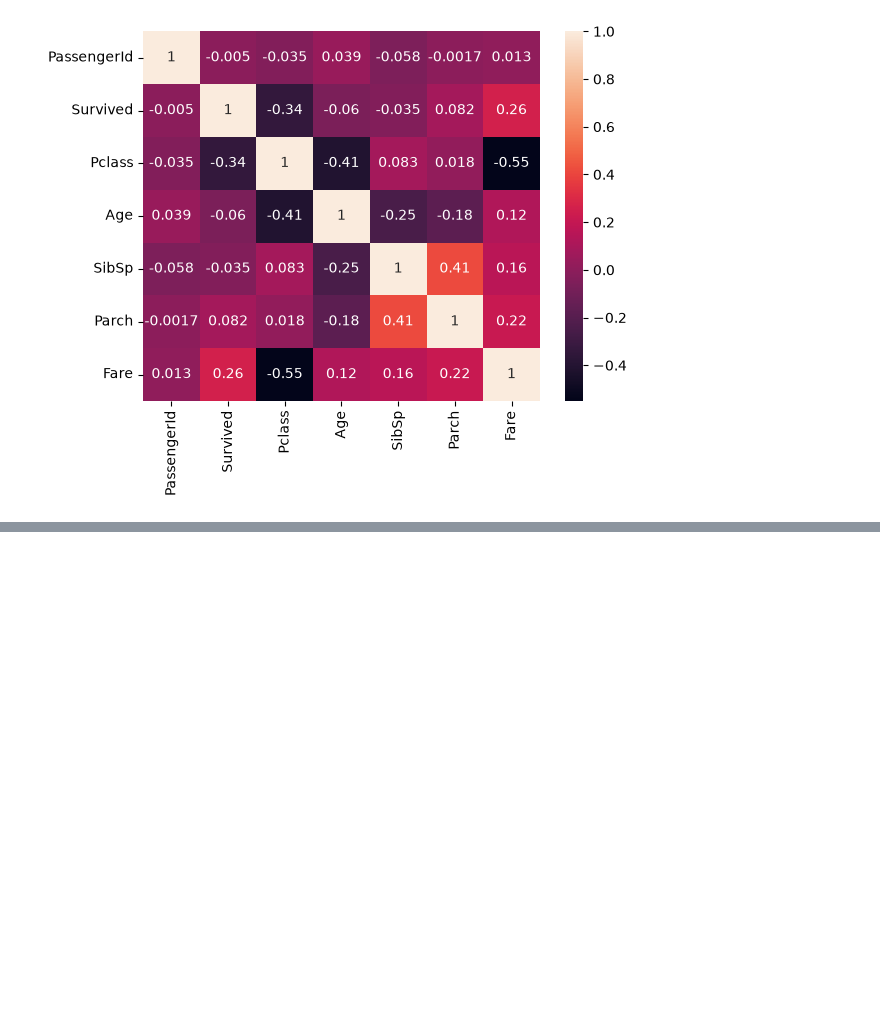
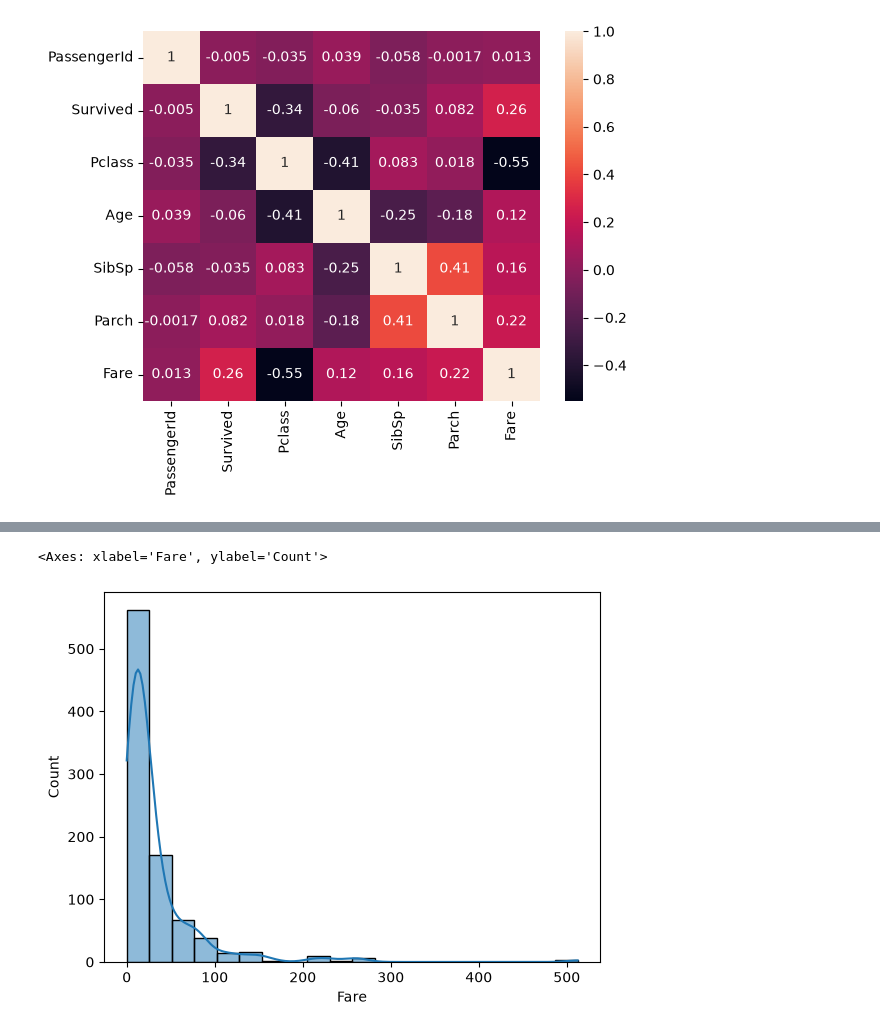
Before and after one commit to Shahzaib695/Ai-Data-Science, a Jupyter notebook: Assignment Revisions/Titanic-Data/titanic.ipynb, the cells around one changed output, grey strips where cells are left out. Saved outputs shown, nothing was run; the diff lists cells and outputs as text; code cells hidden in the pictures; blank space fills up the shorter version.

```diff
--- a/Assignment Revisions/Titanic-Data/titanic.ipynb
+++ b/Assignment Revisions/Titanic-Data/titanic.ipynb
@@ -254,0 +319,2 @@ plt.tight_layout()
+# %%
+df.drop(columns='Cabin',inplace=True)
@@ -254,0 +357,2 @@ plt.tight_layout()
+# %%
+df['Embarked']=df['Embarked'].fillna(df['Embarked'].mode()[0])
@@ -254,0 +388,5 @@ plt.tight_layout()
+# %%
+sns.histplot(x=df['Fare'],bins=20,kde=True)
+# %% [output]
+<Axes: xlabel='Fare', ylabel='Count'>
+[figure, added]
```
Also changed, not shown: parts of 27 cells of this notebook.
